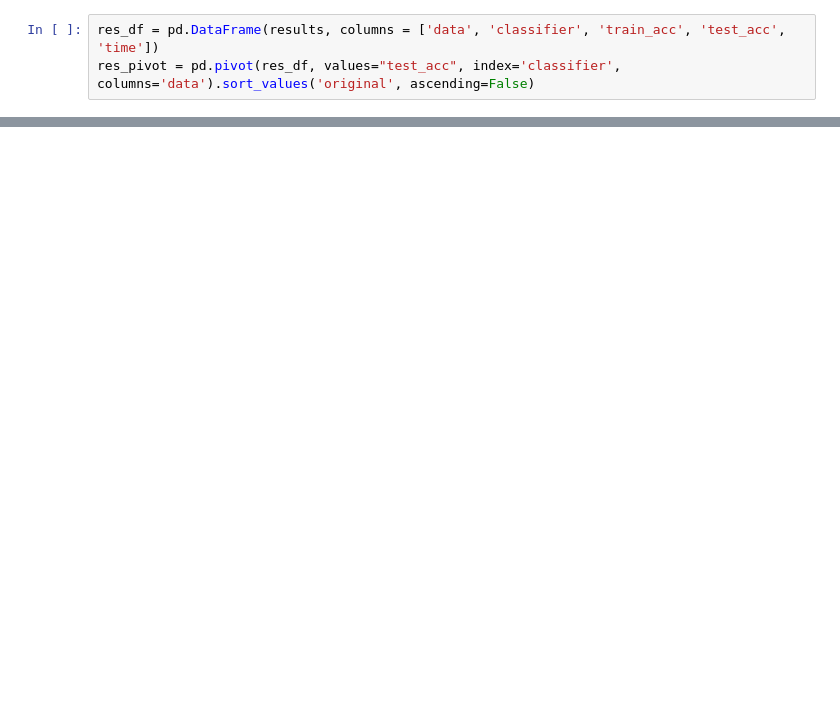
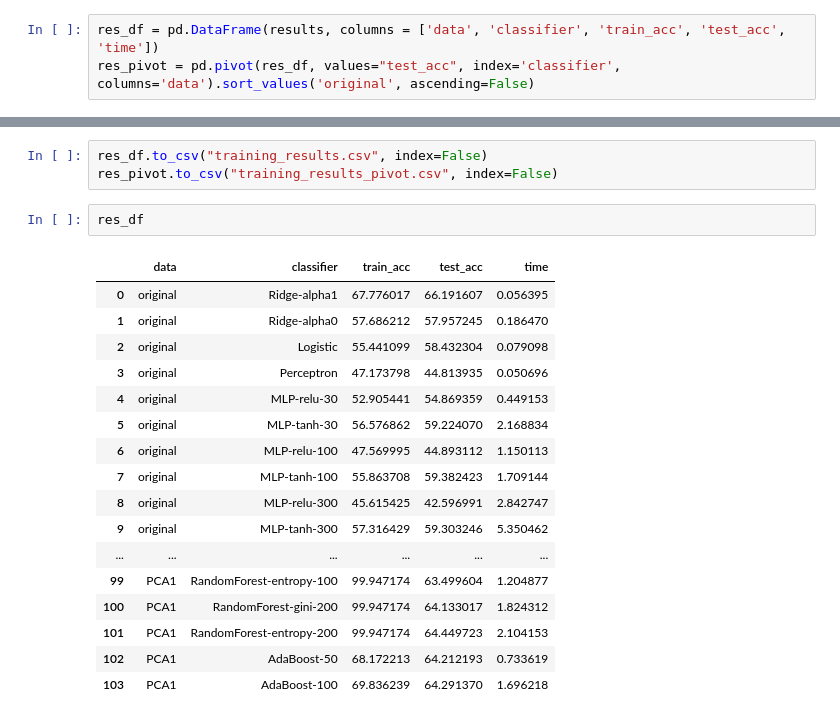
Before and after one commit to Anophel/csgo-predictions, a Jupyter notebook: training.ipynb, the cells around one changed output, grey strips where cells are left out. Cells and saved outputs as stored; diff of their text form; blank space fills up the shorter version.

```diff
--- a/training.ipynb
+++ b/training.ipynb
@@ -267,0 +270,23 @@ plt.show()
+# %%
+res_df.to_csv("training_results.csv", index=False)
+res_pivot.to_csv("training_results_pivot.csv", index=False)
+# %%
+res_df
+# %% [output]
+|  | data | classifier | train_acc | test_acc | time |
+| 0 | original | Ridge-alpha1 | 67.776017 | 66.191607 | 0.056395 |
+| 1 | original | Ridge-alpha0 | 57.686212 | 57.957245 | 0.186470 |
+| 2 | original | Logistic | 55.441099 | 58.432304 | 0.079098 |
+| 3 | original | Perceptron | 47.173798 | 44.813935 | 0.050696 |
+| 4 | original | MLP-relu-30 | 52.905441 | 54.869359 | 0.449153 |
+| 5 | original | MLP-tanh-30 | 56.576862 | 59.224070 | 2.168834 |
+| 6 | original | MLP-relu-100 | 47.569995 | 44.893112 | 1.150113 |
+| 7 | original | MLP-tanh-100 | 55.863708 | 59.382423 | 1.709144 |
+| 8 | original | MLP-relu-300 | 45.615425 | 42.596991 | 2.842747 |
+| 9 | original | MLP-tanh-300 | 57.316429 | 59.303246 | 5.350462 |
+| ... | ... | ... | ... | ... | ... |
+| 99 | PCA1 | RandomForest-entropy-100 | 99.947174 | 63.499604 | 1.204877 |
+| 100 | PCA1 | RandomForest-gini-200 | 99.947174 | 64.133017 | 1.824312 |
+| 101 | PCA1 | RandomForest-entropy-200 | 99.947174 | 64.449723 | 2.104153 |
+| 102 | PCA1 | AdaBoost-50 | 68.172213 | 64.212193 | 0.733619 |
+| 103 | PCA1 | AdaBoost-100 | 69.836239 | 64.291370 | 1.696218 |
```
Also changed, not shown: parts of 3 cells of this notebook, 4 other files.
